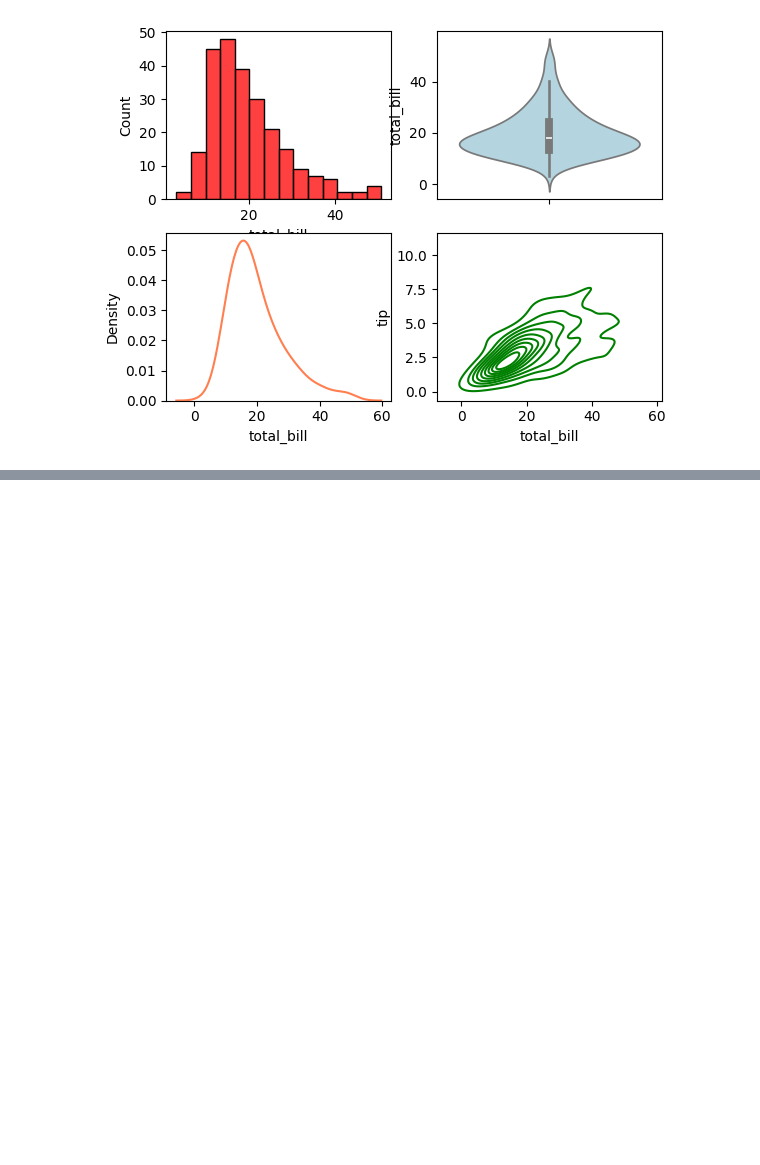
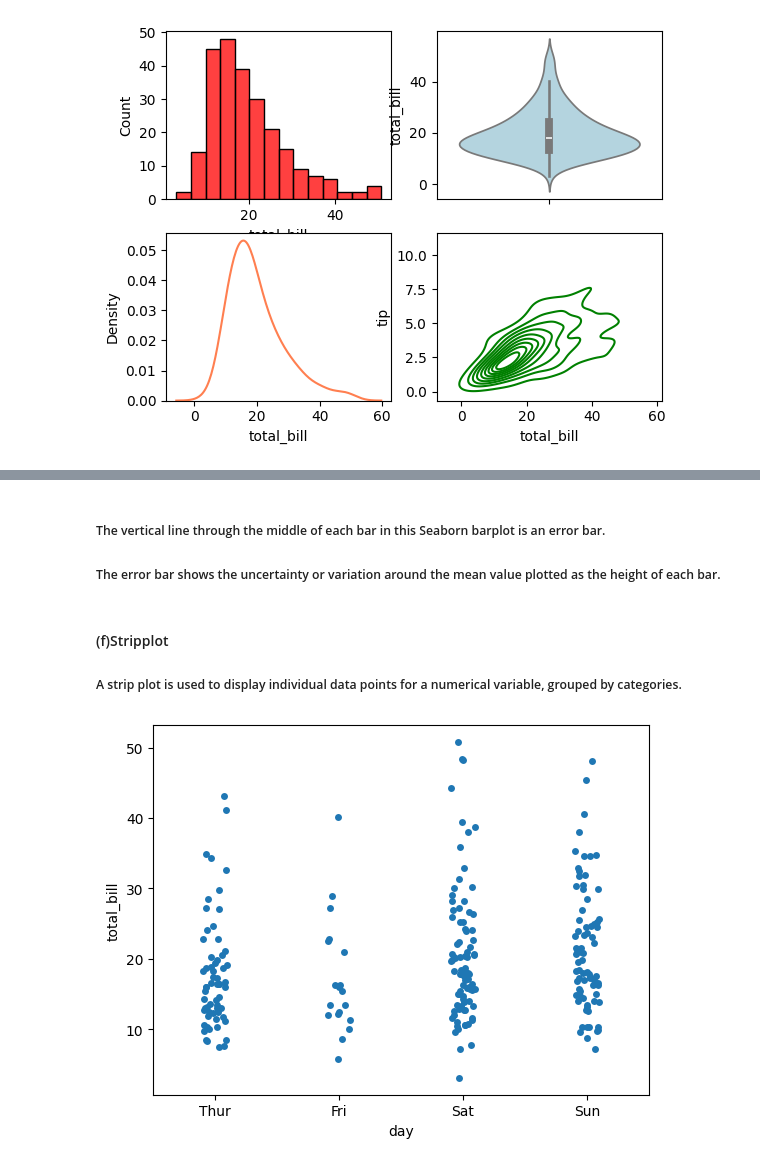
Before and after one commit to najafathima/Data_Science, a Jupyter notebook: week3.ipynb, the cells around one changed output, grey strips where cells are left out. Saved outputs shown, nothing was run; the diff lists cells and outputs as text; code cells hidden in the pictures; blank space fills up the shorter version.

```diff
--- a/week3.ipynb
+++ b/week3.ipynb
@@ -513,0 +556,12 @@ plt.show()
+# %% [markdown]
+##### The vertical line through the middle of each bar in this Seaborn barplot is an error bar.
+##### The error bar shows the uncertainty or variation around the mean value plotted as the height of each bar.
+# %% [markdown]
+#### (f)Stripplot
+##### A strip plot is used to display individual data points for a numerical variable, grouped by categories.
+# %%
+sns.stripplot(x='day',y='total_bill',data=tips)
+plt.show(
+)
+# %% [output]
+[figure, added]
```
Also changed, not shown: parts of 29 cells of this notebook.
